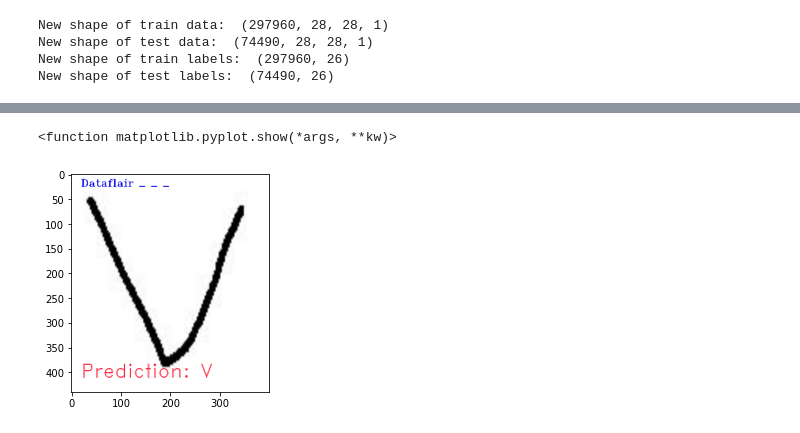
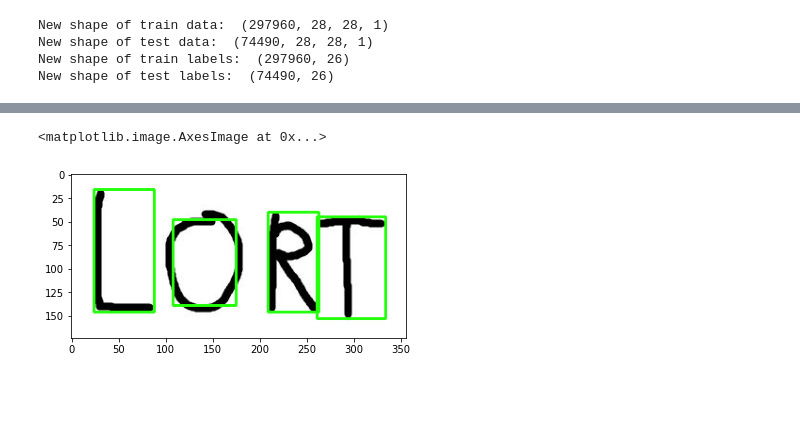
Before and after one commit to FrederikBA/python_exam, a Jupyter notebook: prepare_data.ipynb, the cells around one changed output, grey strips where cells are left out. Cells and saved outputs as stored; diff of their text form; code cells hidden in the pictures; blank space fills up the shorter version.

```diff
--- a/prepare_data.ipynb
+++ b/prepare_data.ipynb
@@ -161,29 +162,47 @@ for i,ax in enumerate(axes):
 # %%
 
 
-ext_img = cv2.imread('data/V.jpg')
+ext_img = cv2.imread('data/LORT.jpg')
 ext_img_copy = ext_img.copy()
 
-ext_img = cv2.cvtColor(ext_img, cv2.COLOR_BGR2RGB)
-ext_img = cv2.resize(ext_img, (400, 440))
+#ext_img = cv2.cvtColor(ext_img, cv2.COLOR_BGR2RGB)
+#ext_img = cv2.resize(ext_img, (400, 440))
 
-ext_img_copy = cv2.GaussianBlur(ext_img_copy, (7,7), 0)
-ext_img_gray = cv2.cvtColor(ext_img_copy, cv2.COLOR_BGR2GRAY)
-_, ext_img_thresh = cv2.threshold(ext_img_gray, 100, 255, cv2.THRESH_BINARY_INV)
+#ext_img_copy = cv2.GaussianBlur(ext_img_copy, (7,7), 0)
+#ext_img_gray = cv2.cvtColor(ext_img_copy, cv2.COLOR_BGR2GRAY)
+#_, ext_img_thresh = cv2.threshold(ext_img_gray, 100, 255, cv2.THRESH_BINARY_INV)
 
-ext_img_final = cv2.resize(ext_img_thresh, (28,28))
-ext_img_final = np.reshape(ext_img_final, (1,28,28,1))
+#ext_img_final = cv2.resize(ext_img_thresh, (28,28))
+#ext_img_final = np.reshape(ext_img_final, (1,28,28,1))
 
 
 
 #-----------------------------------------------------------------
 #Predict ext_image
 
-img_pred = char_dict[np.argmax(model.predict(ext_img_final))]
-cv2.putText(ext_img, "Dataflair _ _ _ ", (20,25), cv2.FONT_HERSHEY_TRIPLEX, 0.7, color = (0,0,230))
-cv2.putText(ext_img, "Prediction: " + img_pred, (20,410), cv2.FONT_HERSHEY_DUPLEX, 1.3, color = (255,0,30))
+
+
+gray = cv2.cvtColor(ext_img, cv2.COLOR_BGR2GRAY)
+blur = cv2.GaussianBlur(gray, (3,3), 0)
+canny = cv2.Canny(blur, 120, 255, 1)
+
+cnts = cv2.findContours(canny, cv2.RETR_EXTERNAL, cv2.CHAIN_APPROX_SIMPLE)
+cnts = cnts[0] if len(cnts) == 2 else cnts[1]
+
+min_area = 100
+image_number = 0
+for c in cnts:
+    area = cv2.contourArea(c)
+    if area > min_area:
+        x,y,w,h = cv2.boundingRect(c)
+        cv2.rectangle(ext_img, (x, y), (x + w, y + h), (36,255,12), 2)
+        ROI = ext_img_copy[y:y+h, x:x+w]
+        cv2.imwrite("ROI_{}.png".format(image_number), ROI)
+        image_number += 1
+
+plt.imshow(blur)
+plt.imshow(canny)
 plt.imshow(ext_img)
-plt.show
 # %% [output]
-<function matplotlib.pyplot.show(*args, **kw)>
+<matplotlib.image.AxesImage at 0x...>
-[figure, old version]
+[figure, new version]
```
Also changed, not shown: parts of 5 cells of this notebook, 5 other files.
